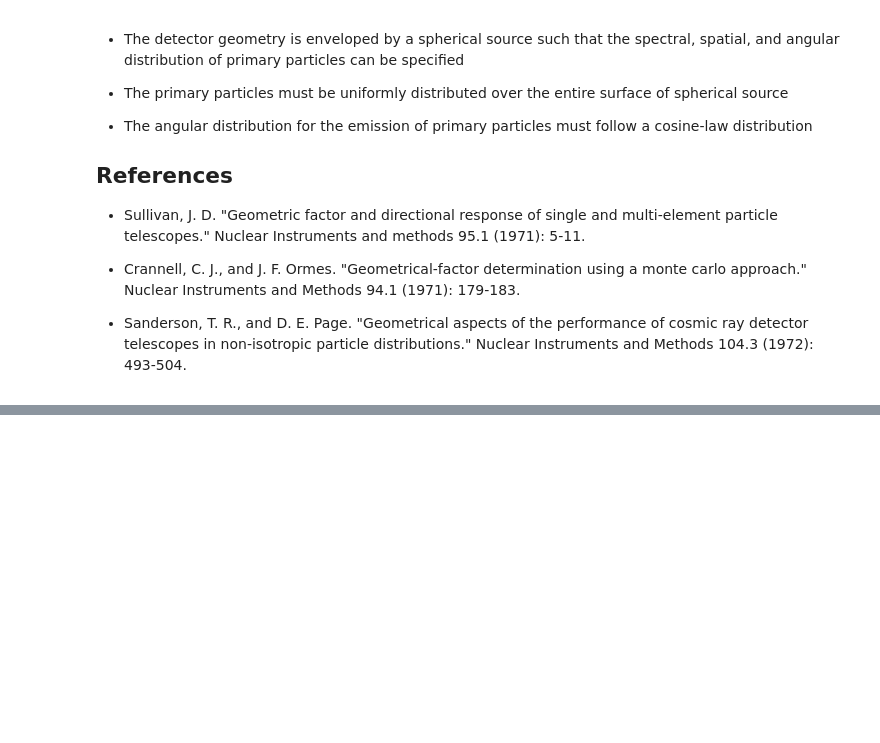
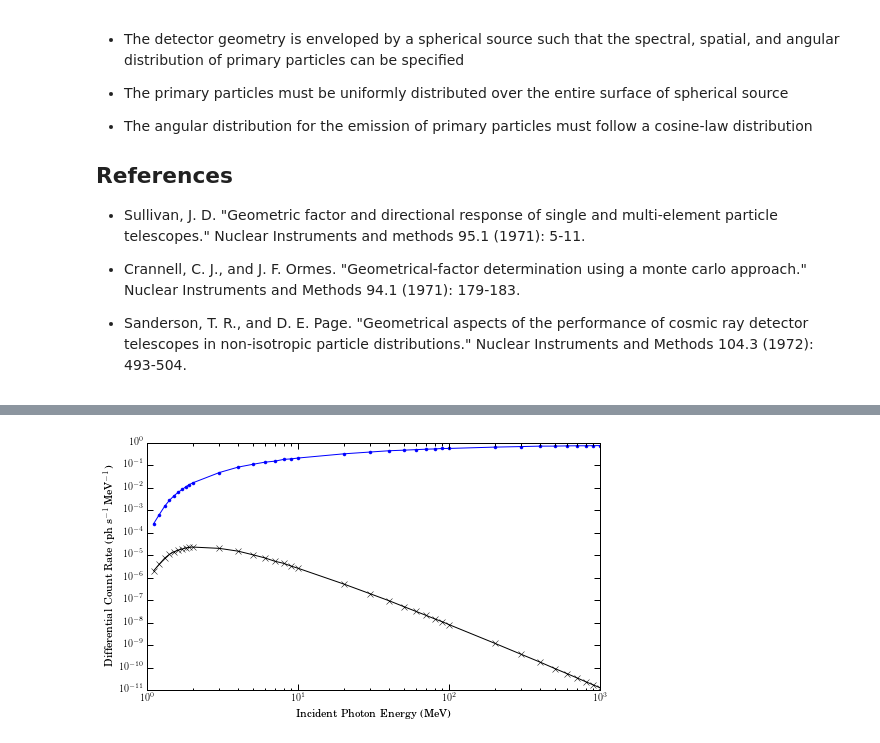
Before and after one commit to mkurnell/G4AdEPTCubeSat-Analysis, a Jupyter notebook: G4AdEPTCubeSat Geometry Factor.ipynb, the cells around one changed output, grey strips where cells are left out. Saved outputs shown, nothing was run; the diff lists cells and outputs as text; code cells hidden in the pictures; blank space fills up the shorter version.

```diff
--- a/G4AdEPTCubeSat Geometry Factor.ipynb
+++ b/G4AdEPTCubeSat Geometry Factor.ipynb
@@ -711,0 +720,92 @@ Plot saved to: ../G4AdEPTCubeSat_Results/Ar+CS2/Gammas/Energy_Depositron_Gamma.p
+# %%
+##########################################################################################
+# Compute the Differential and Integral Count Rates for Crab
+
+diffCountRateCrab = G_Pair*crabSpectrum  # Differential count rate
+
+###################
+# Simspn's/trapezoidal
+
+Counts = 0
+dE = 0
+intCountRateCrab_Trap = np.array([])
+
+for i in range(0,len(InputEnergies)-1):    # Modified Simpson's rule with variable energy spacing
+    dE = Energies_MeV[i+1]-Energies_MeV[i]
+    Counts = trapz(diffCountRateCrab[i:i+2],dx=dE)# Energies_MeV[i:i+2])# # Using dE or Energies_MeV gives the same answer
+    intCountRateCrab_Trap = np.append(intCountRateCrab_Trap,Counts)
+
+intCountRateCrab_Trap = sum(intCountRateCrab_Trap)
+
+###################
+# Average energy method
+
+def effEnergy(Energy1,Energy2):
+    effEnergy1 = np.log(Energy2/Energy1)/(1./Energy1-1./Energy2)
+    effEnergy2 = 1./((effEnergy1**2)*(1./Energy1-1./Energy2))
+    return effEnergy1,effEnergy2    # effEnergy1 = 1./(<E>^2 * (1/E1 - 1/E2))
+
+counts = 0
+inEnergy1 = 1.*Energies_MeV[0:len(Energies_MeV)-1]
+inEnergy2 = 1.*Energies_MeV[1:len(Energies_MeV)]
+
+[effecEnergy1,effecEnergy2] = effEnergy(inEnergy1,inEnergy2)    # <E>
+
+diffCountRateCrab1 = diffCountRateCrab[0:len(effecEnergy2)]/effecEnergy2
+revdiffCountRateCrab1 = diffCountRateCrab1[::-1]
+intCountRateCrab_Avg = np.array([])
+
+for i in range(0,len(diffCountRateCrab)):
+    counts = sum(revdiffCountRateCrab1[0:i])
+    intCountRateCrab_Avg = np.append(intCountRateCrab_Avg, counts)
+
+intCountRateCrab_Avg = intCountRateCrab_Avg[::-1]
+
+##########################################################################################
+# Plot the differential count rate
+figD, axD = plt.subplots(1,1)
+plt.loglog(Energies_MeV,diffCountRateCrab,'kx-')
+plt.loglog(Energies_MeV,G_Pair,'b.-')
+
+axD.set_ylabel(r'Differential Count Rate (ph s$^{-1}$ MeV$^{-1}$)')
+axD.set_xlabel('Incident Photon Energy (MeV)')
+# axD.set_ylim(1e-9, 1e-4)
+axD.set_xlim(1, 1000)
+
+plt.tight_layout()
+
+file_figD = 'Differential_Count_Rate_Crab.pdf'
+plt.savefig(DataFolder + file_figD, bbox_inches="tight")
+print 'Plot saved to: ' + (DataFolder+file_figD)
+
+plt.show(figD)
+
+
+##########################################################################################
+# Plot the Integral Count Rate
+figI, axI = plt.subplots(1,1)
+plt.loglog(Energies_MeV[:len(Energies_MeV)],intCountRateCrab_Avg,'kx-')
+
+# Figure Properties
+axI.set_ylabel(r'Integral Count Rate (ph s$^{-1}$) with Energy $>$ E')
+axI.set_xlabel('Incident Photon Energy (MeV)')
+axI.set_ylim(1e-7, 1e-3)
+axI.set_xlim(1e-2, 1000)
+
+# Tight Layout
+plt.tight_layout()
+
+# Save the figure
+file_figI = 'Integral_Count_Rate_Crab.pdf'
+plt.savefig(DataFolder + file_figI, bbox_inches="tight")
+print 'Plot saved to: ' + (DataFolder+file_figI)
+
+# Show the figure
+plt.show(figI)
+
+##########################################################################################
+print "Predicted count rate of", max(intCountRateCrab_Avg)*2700#, "+/- ", intCountRateErrorAvg*60*92.6318, "counts/orbit by Average Energy Method."
+print "Predicted count rate of", intCountRateCrab_Trap*2700#," +/- ", intCountRateError*60*92.6318, "counts/orbit by Modified Simpson's Rule."
+print "Predicted count rate of", max(intCountRateCrab_Avg)*60*60*24*365/2#, +/- ", intCountRateErrorAvg*60*60*24*365, "counts/year by Average Energy Method."
+print "Predicted count rate of", intCountRateCrab_Trap*60*60*24*365/2#, " +/- ", intCountRateError*60*60*24*365, "counts/year by Modified Simpson's Rule."
+# %% [output]
@@ -711,0 +813 @@ Plot saved to: ../G4AdEPTCubeSat_Results/Ar+CS2/Gammas/Energy_Depositron_Gamma.p
+[figure, added]
```
Also changed, not shown: parts of 15 cells of this notebook, 1 other file.
